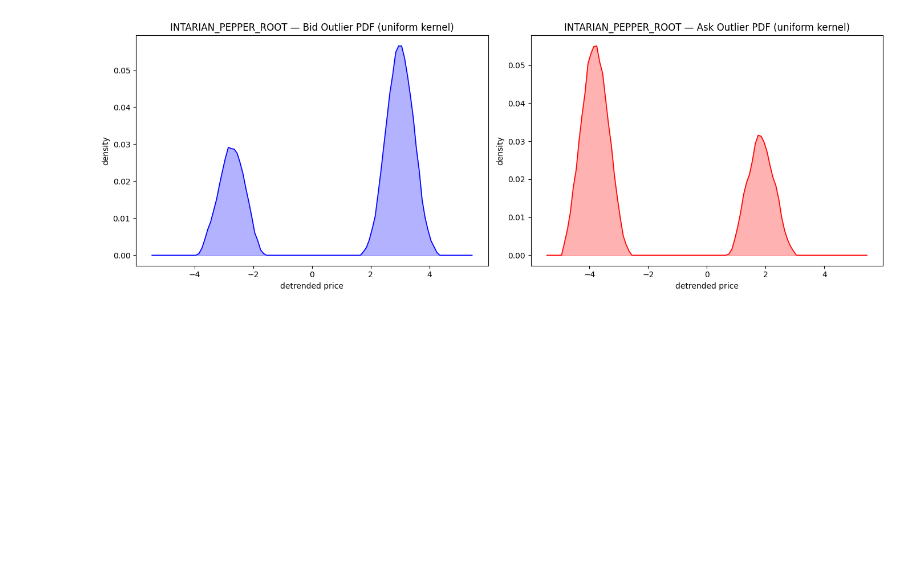
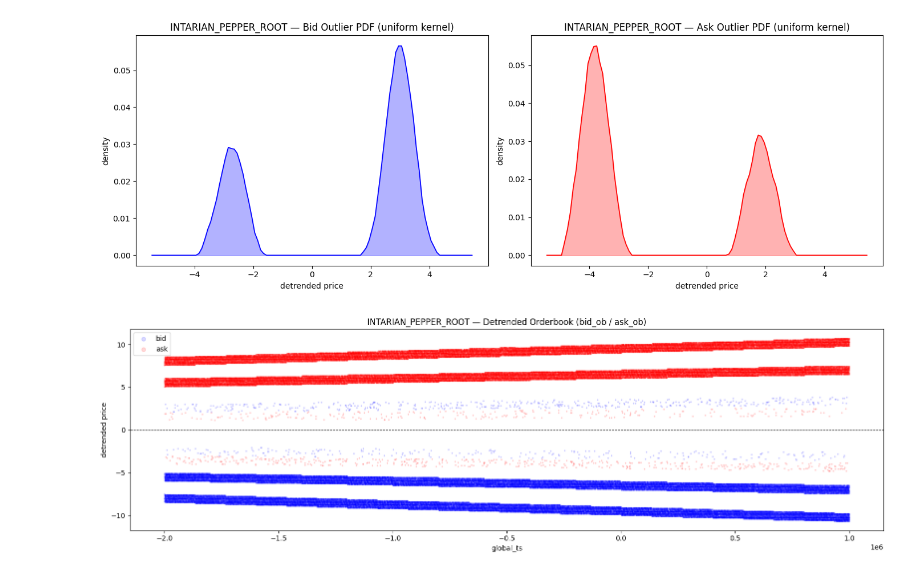
Before and after one commit to Mantech-co/PROSPERITY4, a Jupyter notebook: analysis/intarian_root_analysis.ipynb, the cells around one changed output. Cells and saved outputs as stored; diff of their text form; code cells hidden in the pictures; blank space fills up the shorter version.

```diff
--- a/analysis/intarian_root_analysis.ipynb
+++ b/analysis/intarian_root_analysis.ipynb
@@ -163,20 +164,30 @@ plt.show()
 # %% [output]
 [figure]
 # %%
-# Build bid/ask detrended arrays
-bid_deltas, bid_vols = [], []
-ask_deltas, ask_vols = [], []
+bid_rows, ask_rows = [], []
 
 for i in range(1, 4):
     p_col, v_col = f'bid_price_{i}', f'bid_volume_{i}'
     mask = prices[p_col].notna() & prices[v_col].notna()
-    bid_deltas.extend((prices.loc[mask, p_col].values - trend[mask.values]).tolist())
-    bid_vols.extend(prices.loc[mask, v_col].values.tolist())
+    sub = prices.loc[mask, ['global_ts', p_col, v_col]].copy()
+    sub.columns = ['global_ts', 'price', 'volume']
+    sub['detrended'] = sub['price'].values - trend[mask.values]
+    bid_rows.append(sub)
 
     p_col, v_col = f'ask_price_{i}', f'ask_volume_{i}'
     mask = prices[p_col].notna() & prices[v_col].notna()
-    ask_deltas.extend((prices.loc[mask, p_col].values - trend[mask.values]).tolist())
-    ask_vols.extend(prices.loc[mask, v_col].values.tolist())
+    sub = prices.loc[mask, ['global_ts', p_col, v_col]].copy()
+    sub.columns = ['global_ts', 'price', 'volume']
+    sub['detrended'] = sub['price'].values - trend[mask.values]
+    ask_rows.append(sub)
+
+bid_ob = pd.concat(bid_rows, ignore_index=True)
+ask_ob = pd.concat(ask_rows, ignore_index=True)
+
+bid_deltas = bid_ob['detrended'].values
+ask_deltas = ask_ob['detrended'].values
+bid_vols   = bid_ob['volume'].values
+ask_vols   = ask_ob['volume'].values
 
 # Load trades
 trade_files = sorted(glob.glob(f'{DATA_DIR}/trades_round_1_day_*.csv'))
@@ -191,6 +202,7 @@ trades = trades[trades['symbol'] == PRODUCT].copy()
 trades['global_ts'] = trades['day'] * 1_000_000 + trades['timestamp']
 trades = trades.sort_values('global_ts').reset_index(drop=True)
 
+# Detrend using same line
 trade_trend = slope * trades['global_ts'].values + intercept
 trades['detrended_price'] = trades['price'] - trade_trend
 # %%
@@ -316,3 +328,17 @@ plt.tight_layout()
 plt.show()
 # %% [output]
 [figure]
+# %%
+# Orderbook detrended price over time
+fig, ax = plt.subplots(figsize=(16, 5))
+ax.scatter(bid_ob['global_ts'], bid_ob['detrended'], alpha=0.15, s=2, color='blue', label='bid')
+ax.scatter(ask_ob['global_ts'], ask_ob['detrended'], alpha=0.15, s=2, color='red',  label='ask')
+ax.axhline(0, color='black', linewidth=0.8, linestyle='--')
+ax.set_xlabel('global_ts')
+ax.set_ylabel('detrended price')
+ax.set_title(f'{PRODUCT} — Detrended Orderbook (bid_ob / ask_ob)')
+ax.legend(markerscale=4)
+plt.tight_layout()
+plt.show()
+# %% [output]
+[figure, added]
```
Also changed, not shown: parts of 3 cells of this notebook.
